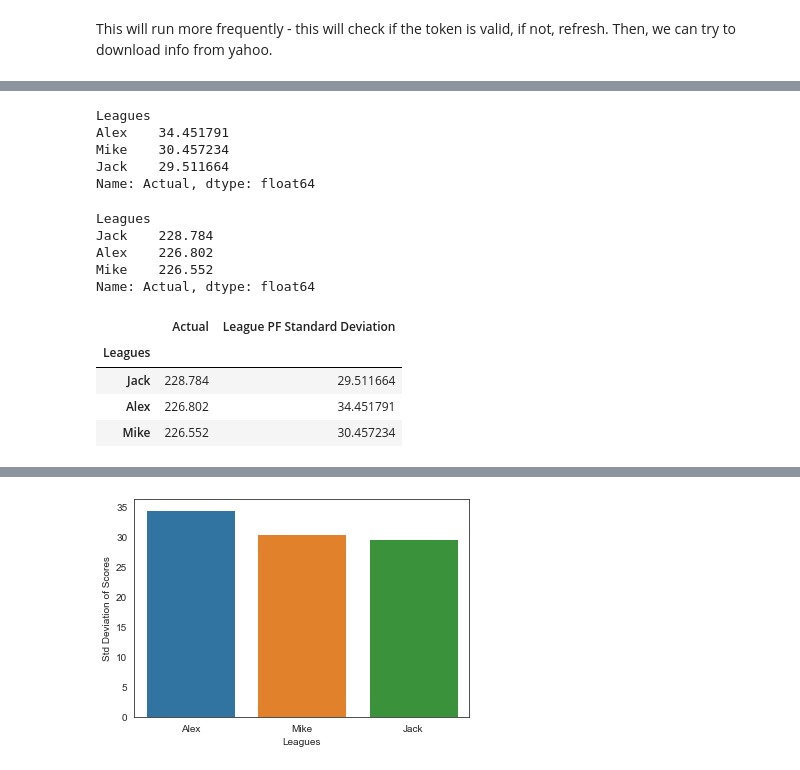
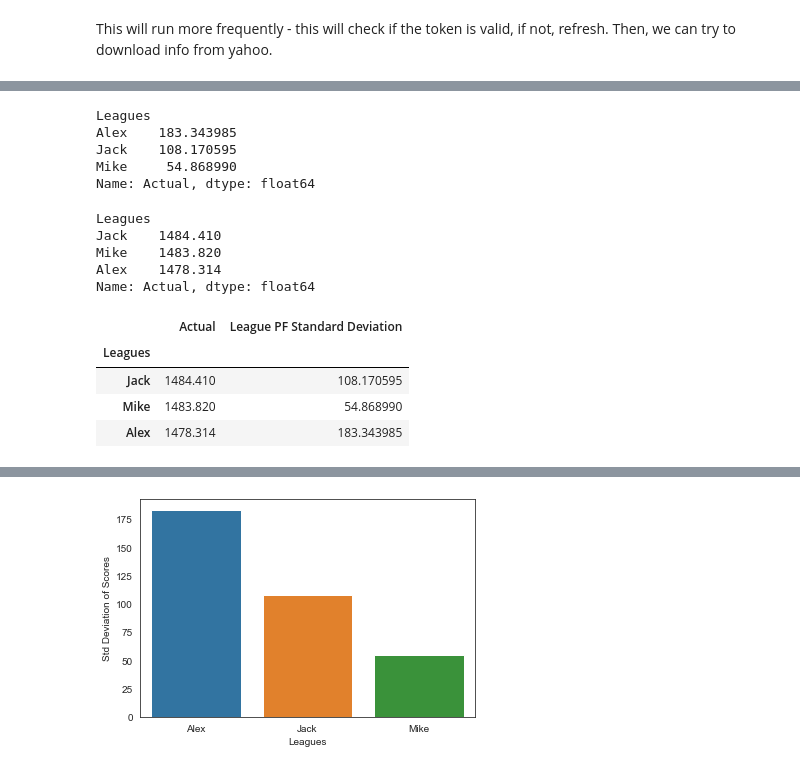
Before and after one commit to AlexEJerome/QUESTFantasyFootball, a Jupyter notebook: notebooks/YahooOAuth-Standings-z-score.ipynb, the cells around one changed output, grey strips where cells are left out. Saved outputs shown, nothing was run; the diff lists cells and outputs as text; code cells hidden in the pictures.

```diff
--- a/notebooks/YahooOAuth-Standings-z-score.ipynb
+++ b/notebooks/YahooOAuth-Standings-z-score.ipynb
@@ -21,6 +22,9 @@ import numpy as np
 import seaborn as sns
 import matplotlib.pyplot as plt
 from scipy import stats
+
+# import dataframe_image as dfi
+
 
 sns.set_style("white")
 
@@ -43,7 +47,7 @@ series_losses = pd.Series()
 series_ties = pd.Series()
 series_leagues = pd.Series()
 
-weeks = 2
+weeks = 14
 
 for league_id, league_name in league_ids.items():
     for week in range(1, weeks+1):
@@ -175,4 +179,7 @@ df_z = df_z.reset_index()
 df_z.index +=1
 df_z = df_z.rename(columns={"index":"PF Rank"})
 display(df_z)
+
+# Export as image
+# dfi.export(df_z,"results/table_wk_" + str(weeks))
 # %% [output]
@@ -198,16 +219,16 @@ display(df_z)
 Leagues
-Alex    34.451791
-Mike    30.457234
-Jack    29.511664
+Alex    183.343985
+Jack    108.170595
+Mike     54.868990
 Name: Actual, dtype: float64
 Leagues
-Jack    228.784
-Alex    226.802
-Mike    226.552
+Jack    1484.410
+Mike    1483.820
+Alex    1478.314
 Name: Actual, dtype: float64
 |  | Actual | League PF Standard Deviation |
 | Leagues |  |  |
-| Jack | 228.784 | 29.511664 |
-| Alex | 226.802 | 34.451791 |
-| Mike | 226.552 | 30.457234 |
+| Jack | 1484.410 | 108.170595 |
+| Mike | 1483.820 | 54.868990 |
+| Alex | 1478.314 | 183.343985 |
 |  | PF Rank | Team Names | Points For | Wins | Losses | Ties | Leagues | mean | std | min | ... |
@@ -230 +268 @@ Name: Actual, dtype: float64
-[figure, old version]
+[figure, new version]
```
Also changed, not shown: parts of 2 cells of this notebook.
